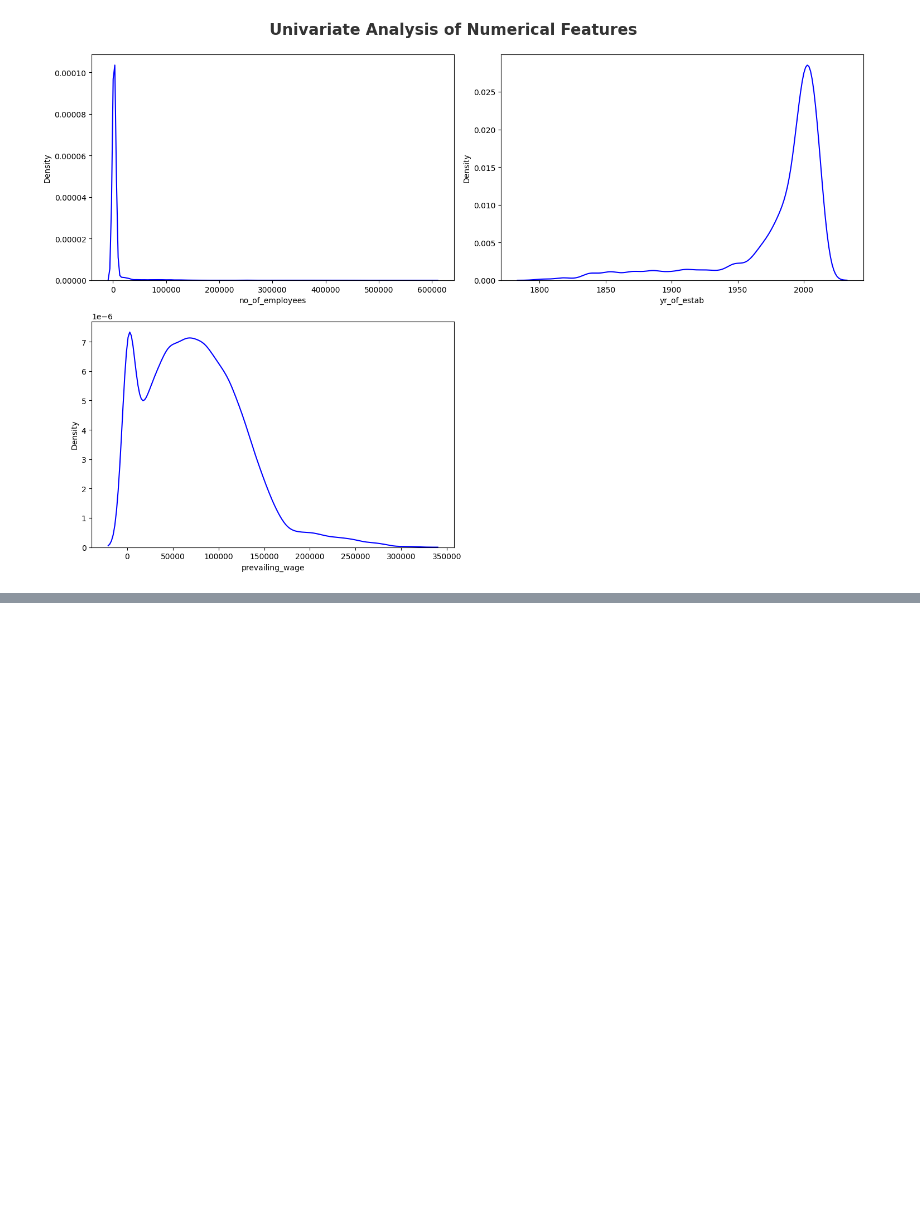
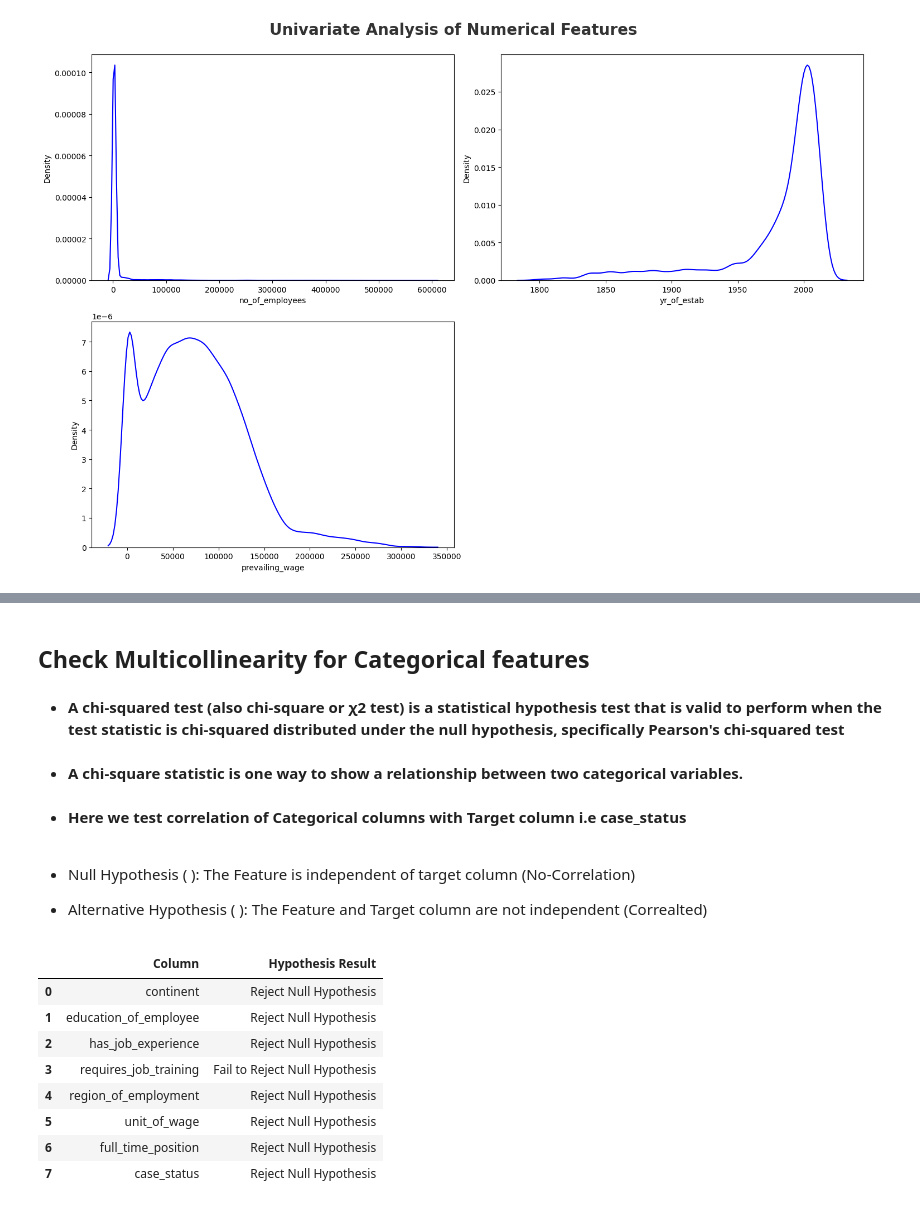
Before and after one commit to sabii34/MLOPS-Production-ready-machine-learning-project, a Jupyter notebook: notebook/1_EDA_US_visa.ipynb, the cells around one changed output, grey strips where cells are left out. Drawn from its saved outputs; the diff is of its cells as text; code cells hidden in the pictures; blank space fills up the shorter version.

```diff
--- a/notebook/1_EDA_US_visa.ipynb
+++ b/notebook/1_EDA_US_visa.ipynb
@@ -171,0 +242,35 @@ for i in range(0, len(numeric_features)):
+# %% [markdown]
+## Check Multicollinearity for Categorical features
+# %% [markdown]
+- **A chi-squared test (also chi-square or χ2 test) is a statistical hypothesis test that is valid to perform when the test statistic is chi-squared distributed under the null hypothesis, specifically Pearson's chi-squared test**
+# %% [markdown]
+- **A chi-square statistic is one way to show a relationship between two categorical variables.**
+# %% [markdown]
+- **Here we test correlation of Categorical columns with Target column i.e case_status**
+# %% [markdown]
+- Null Hypothesis (
+): The Feature is independent of target column (No-Correlation)
+
+- Alternative Hypothesis (
+): The Feature and Target column are not independent (Correalted)
+# %%
+from scipy.stats import chi2_contingency
+chi2_test = []
+for feature in categorical_features:
+    if chi2_contingency(pd.crosstab(df['case_status'], df[feature]))[1] < 0.05:
+        chi2_test.append('Reject Null Hypothesis')
+    else:
+        chi2_test.append('Fail to Reject Null Hypothesis')
+result = pd.DataFrame(data=[categorical_features, chi2_test]).T
+result.columns = ['Column', 'Hypothesis Result']
+result
+# %% [output]
+|  | Column | Hypothesis Result |
+| 0 | continent | Reject Null Hypothesis |
+| 1 | education_of_employee | Reject Null Hypothesis |
+| 2 | has_job_experience | Reject Null Hypothesis |
+| 3 | requires_job_training | Fail to Reject Null Hypothesis |
+| 4 | region_of_employment | Reject Null Hypothesis |
+| 5 | unit_of_wage | Reject Null Hypothesis |
+| 6 | full_time_position | Reject Null Hypothesis |
+| 7 | case_status | Reject Null Hypothesis |
```
Also changed, not shown: parts of 17 cells of this notebook.
